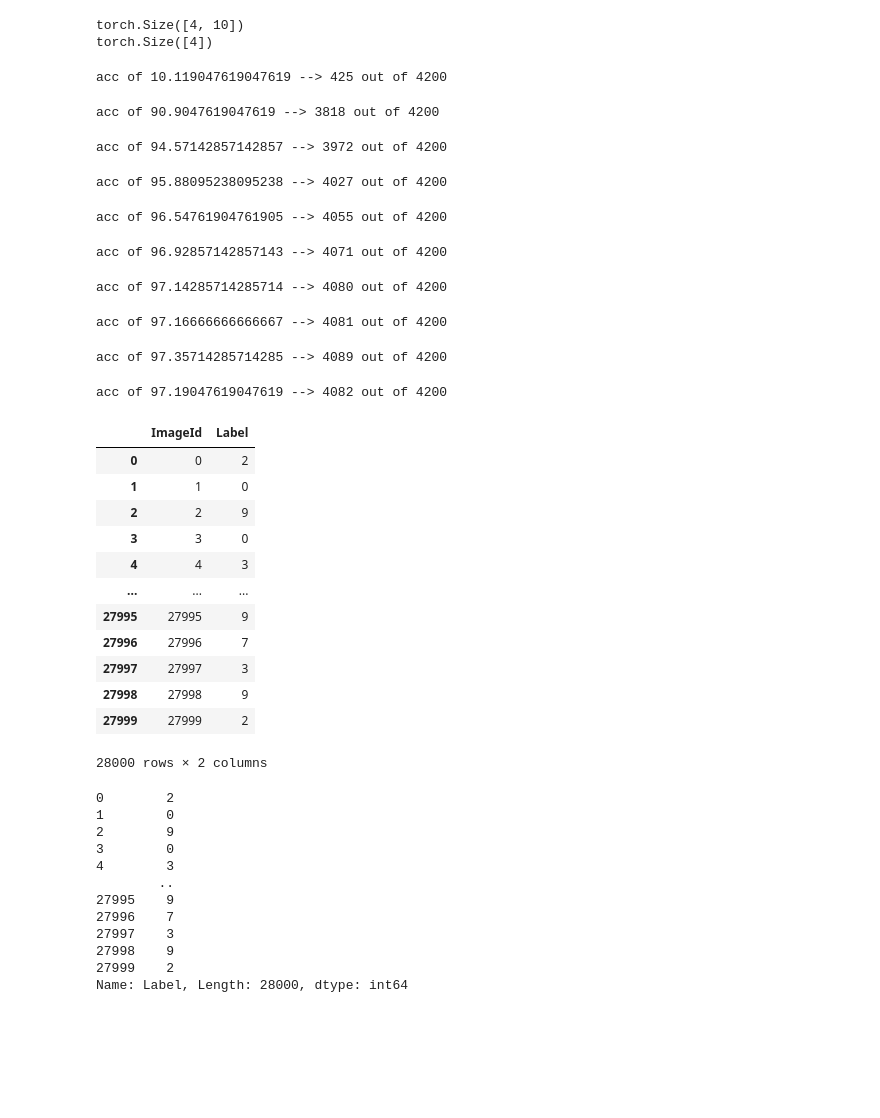
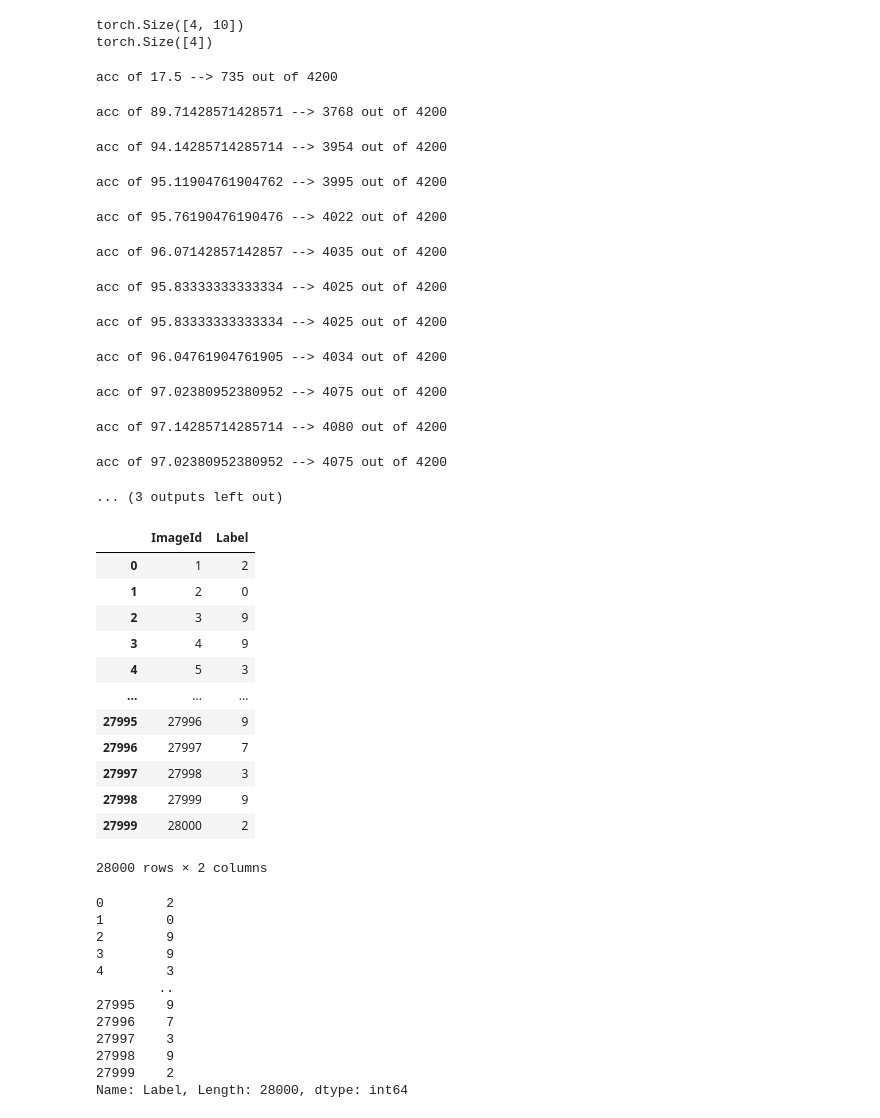
Before and after one commit to StarlitVienna/Machine-learning-kaggleDatasets, a Jupyter notebook: solving-mnist-with-vit-from-scratch-pytorch.ipynb, the cells around one changed output. Drawn from its saved outputs; the diff is of its cells as text; code cells hidden in the pictures; blank space fills up the shorter version.

```diff
--- a/solving-mnist-with-vit-from-scratch-pytorch.ipynb
+++ b/solving-mnist-with-vit-from-scratch-pytorch.ipynb
@@ -281,18 +281,21 @@ scheduler = StepLR(optimizer=optimizer, gamma=0.65, step_size=3)
 # %%
 train_dataloader = DataLoader(dataset=train_dataset, batch_size=1024, generator=torch.Generator(device=device))
 val_dataloader = DataLoader(dataset=val_dataset, batch_size=512, generator=torch.Generator(device=device))
-train_model(model=vit, train_dataloader=train_dataloader, val_dataloader=val_dataloader, loss_fn=loss_fn, optimizer=optimizer, scheduler=scheduler, epochs=10, val_first=True)
+train_model(model=vit, train_dataloader=train_dataloader, val_dataloader=val_dataloader, loss_fn=loss_fn, optimizer=optimizer, scheduler=scheduler, epochs=15, val_first=True)
 # %% [output]
-acc of 10.119047619047619 --> 425 out of 4200
+acc of 17.5 --> 735 out of 4200
-acc of 90.9047619047619 --> 3818 out of 4200
+acc of 89.71428571428571 --> 3768 out of 4200
-acc of 94.57142857142857 --> 3972 out of 4200
+acc of 94.14285714285714 --> 3954 out of 4200
-acc of 95.88095238095238 --> 4027 out of 4200
+acc of 95.11904761904762 --> 3995 out of 4200
-acc of 96.54761904761905 --> 4055 out of 4200
+acc of 95.76190476190476 --> 4022 out of 4200
-acc of 96.92857142857143 --> 4071 out of 4200
+acc of 96.07142857142857 --> 4035 out of 4200
-acc of 97.14285714285714 --> 4080 out of 4200
+acc of 95.83333333333334 --> 4025 out of 4200
-acc of 97.16666666666667 --> 4081 out of 4200
+acc of 95.83333333333334 --> 4025 out of 4200
-acc of 97.35714285714285 --> 4089 out of 4200
+acc of 96.04761904761905 --> 4034 out of 4200
-acc of 97.19047619047619 --> 4082 out of 4200
+acc of 97.02380952380952 --> 4075 out of 4200
+acc of 97.14285714285714 --> 4080 out of 4200
+acc of 97.02380952380952 --> 4075 out of 4200
+... (3 outputs left out)
 # %%
 test_df = pd.read_csv("/kaggle/input/digit-recognizer/test.csv")
 test_dataset = MNIST(df=test_df, scaler=StandardScaler(), train=False)
@@ -300,36 +303,36 @@ test_dataloader = DataLoader(dataset=test_dataset, batch_size=512, generator=tor
 # %%
 df = {
     "ImageId": [],
     "Label": []
 
 }
 total = 0
 for batch_idx, batch_inputs in tqdm(enumerate(test_dataloader), total=len(test_dataloader)):
     logits = vit(batch_inputs) # (B, n_classes)
     percents = torch.softmax(logits, dim=1) # (B, n_classes)
     preds = torch.argmax(logits, dim=1) # (B)
     total += logits.size(0)
     for ids, pred in enumerate(preds):
         df["Label"].append(pred.cpu().item())
         #df["ImageId"].append((batch_idx+1))
 
-df["ImageId"] = [i for i in range(total)]
+df["ImageId"] = [i+1 for i in range(total)]
 df = pd.DataFrame(df)
 df.to_csv("/kaggle/working/submission.csv", index=False)
 df
 # %% [output]
 |  | ImageId | Label |
-| 0 | 0 | 2 |
-| 1 | 1 | 0 |
-| 2 | 2 | 9 |
-| 3 | 3 | 0 |
-| 4 | 4 | 3 |
+| 0 | 1 | 2 |
+| 1 | 2 | 0 |
+| 2 | 3 | 9 |
+| 3 | 4 | 9 |
+| 4 | 5 | 3 |
 | ... | ... | ... |
-| 27995 | 27995 | 9 |
-| 27996 | 27996 | 7 |
-| 27997 | 27997 | 3 |
-| 27998 | 27998 | 9 |
-| 27999 | 27999 | 2 |
+| 27995 | 27996 | 9 |
+| 27996 | 27997 | 7 |
+| 27997 | 27998 | 3 |
+| 27998 | 27999 | 9 |
+| 27999 | 28000 | 2 |
 28000 rows × 2 columns
 # %%
 print(df["Label"])
@@ -337,7 +340,7 @@ print(df["Label"])
 0        2
 1        0
 2        9
-3        0
+3        9
 4        3
         ..
 27995    9
```
Also changed, not shown: parts of 4 cells of this notebook.
